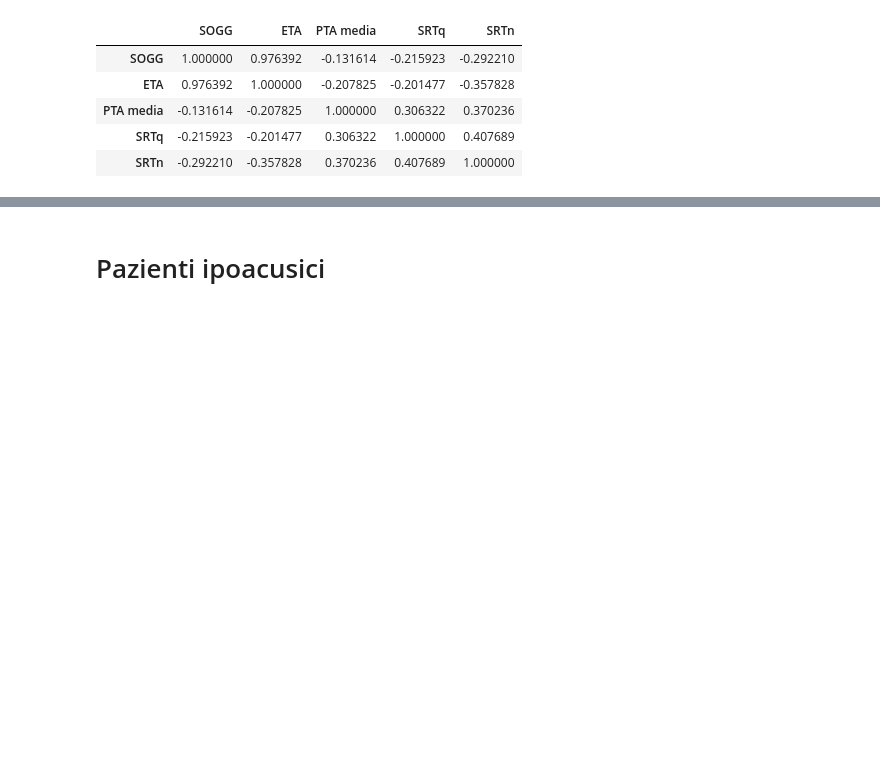
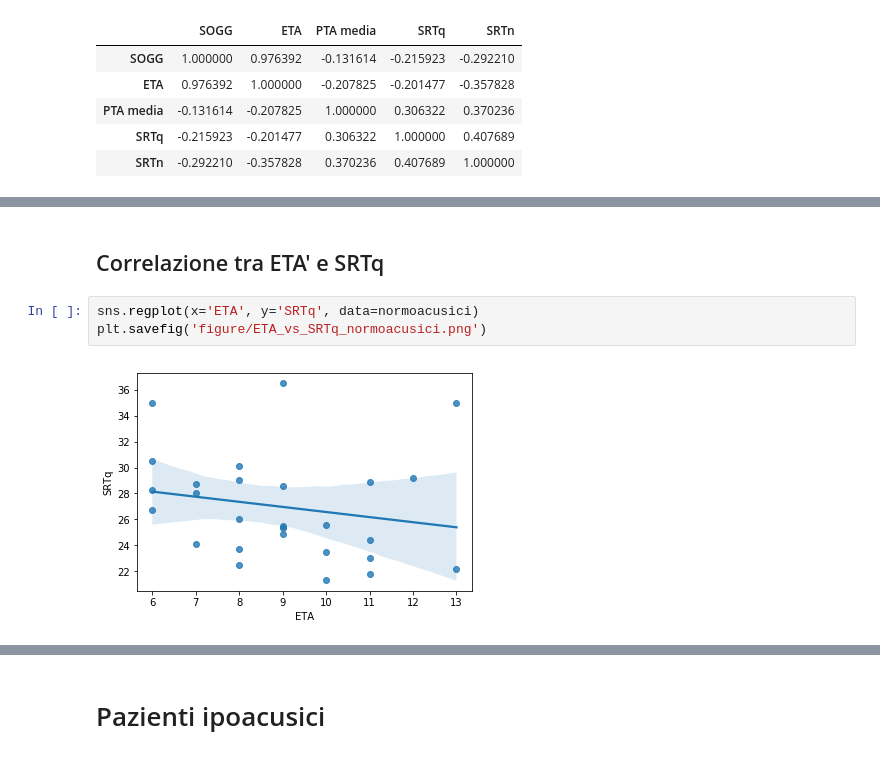
Before and after one commit to stellalessandra/analisi_tesi_med, a Jupyter notebook: analisi_tesi_med.ipynb, the cells around one changed output, grey strips where cells are left out. Cells and saved outputs as stored; diff of their text form; blank space fills up the shorter version.

```diff
--- a/analisi_tesi_med.ipynb
+++ b/analisi_tesi_med.ipynb
@@ -111,0 +161,7 @@ normoacusici.corr()
+# %% [markdown]
+## Correlazione tra ETA' e SRTq
+# %%
+sns.regplot(x='ETA', y='SRTq', data=normoacusici)
+plt.savefig('figure/ETA_vs_SRTq_normoacusici.png')
+# %% [output]
+[figure, added]
```
Also changed, not shown: parts of 45 cells of this notebook.
